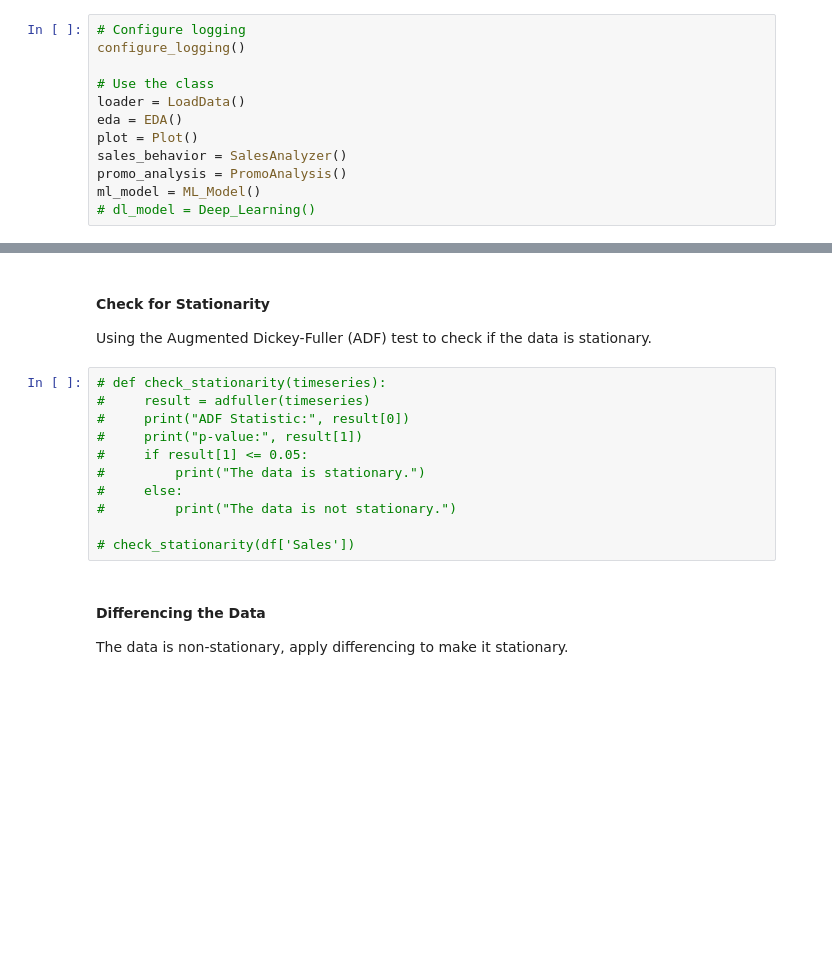
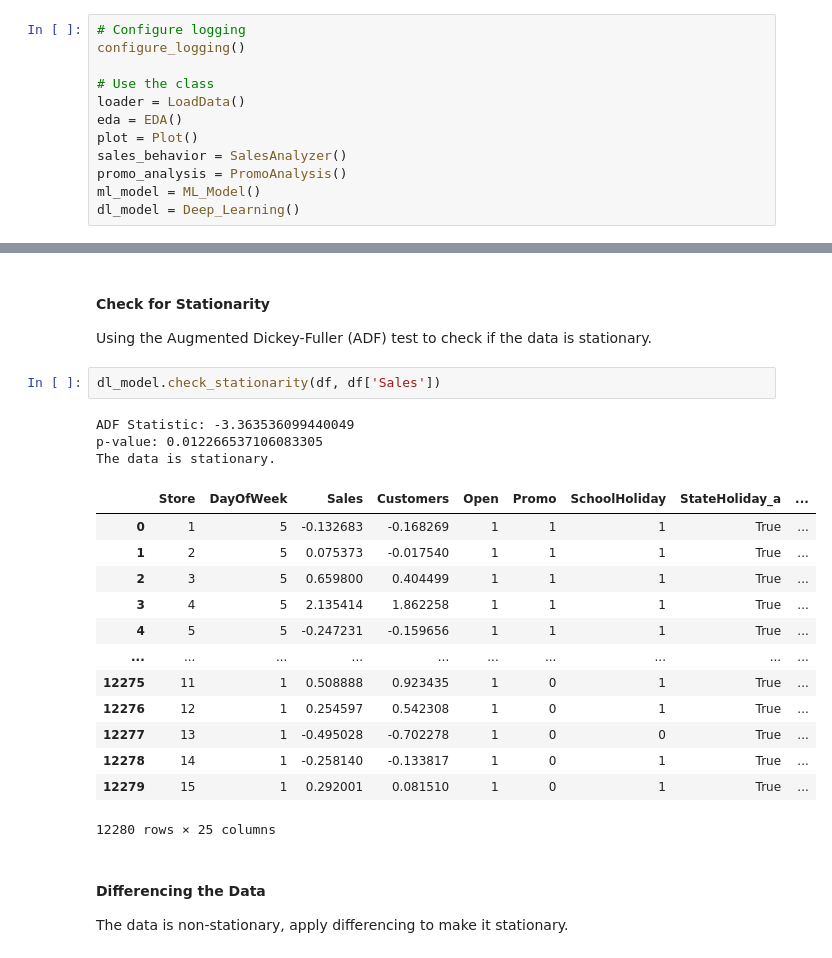
Before and after one commit to amsalugetasew/10_Academy_AI_Mastery_kifiya_Week_4, a Jupyter notebook: Notebooks/main.ipynb, the cells around one changed output, grey strips where cells are left out. Drawn from its saved outputs; the diff is of its cells as text; blank space fills up the shorter version.

```diff
--- a/Notebooks/main.ipynb
+++ b/Notebooks/main.ipynb
@@ -32,4 +32,4 @@ plot = Plot()
 sales_behavior = SalesAnalyzer()
 promo_analysis = PromoAnalysis()
 ml_model = ML_Model()
-# dl_model = Deep_Learning()
+dl_model = Deep_Learning()
@@ -745,17 +766,25 @@ dl_model.check_stationarity(df, df['Sales'])
 # %% [markdown]
 #### Check for Stationarity
 Using the Augmented Dickey-Fuller (ADF) test to check if the data is stationary.
-# %%
-# def check_stationarity(timeseries):
-#     result = adfuller(timeseries)
-#     print("ADF Statistic:", result[0])
-#     print("p-value:", result[1])
-#     if result[1] <= 0.05:
-#         print("The data is stationary.")
-#     else:
-#         print("The data is not stationary.")
-
-# check_stationarity(df['Sales'])
+# %%
+dl_model.check_stationarity(df, df['Sales'])
+# %% [output]
+ADF Statistic: -3.363536099440049
+p-value: 0.012266537106083305
+The data is stationary.
+|  | Store | DayOfWeek | Sales | Customers | Open | Promo | SchoolHoliday | StateHoliday_a | ... |
+| 0 | 1 | 5 | -0.132683 | -0.168269 | 1 | 1 | 1 | True | ... |
+| 1 | 2 | 5 | 0.075373 | -0.017540 | 1 | 1 | 1 | True | ... |
+| 2 | 3 | 5 | 0.659800 | 0.404499 | 1 | 1 | 1 | True | ... |
+| 3 | 4 | 5 | 2.135414 | 1.862258 | 1 | 1 | 1 | True | ... |
+| 4 | 5 | 5 | -0.247231 | -0.159656 | 1 | 1 | 1 | True | ... |
+| ... | ... | ... | ... | ... | ... | ... | ... | ... | ... |
+| 12275 | 11 | 1 | 0.508888 | 0.923435 | 1 | 0 | 1 | True | ... |
+| 12276 | 12 | 1 | 0.254597 | 0.542308 | 1 | 0 | 1 | True | ... |
+| 12277 | 13 | 1 | -0.495028 | -0.702278 | 1 | 0 | 0 | True | ... |
+| 12278 | 14 | 1 | -0.258140 | -0.133817 | 1 | 0 | 1 | True | ... |
+| 12279 | 15 | 1 | 0.292001 | 0.081510 | 1 | 0 | 1 | True | ... |
+12280 rows × 25 columns
 # %% [markdown]
 #### Differencing the Data
 The data is non-stationary, apply differencing to make it stationary.
```
Also changed, not shown: parts of 21 cells of this notebook, 1 other file.
